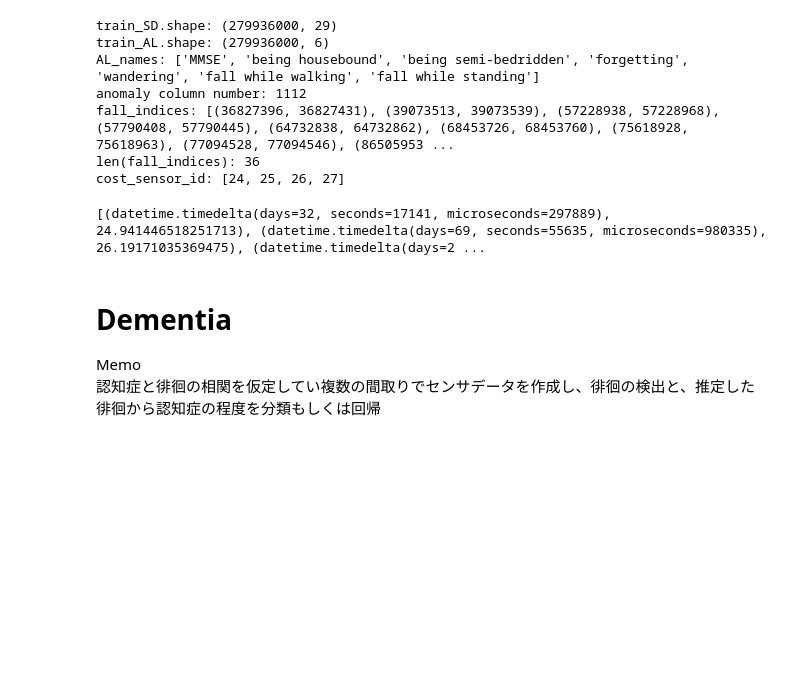
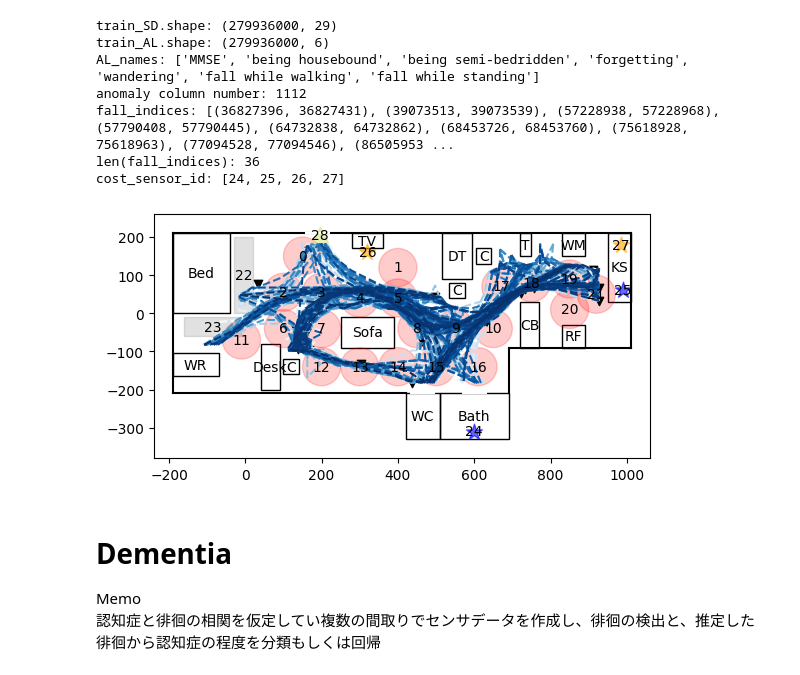
Before and after one commit to tanakai0/SensorDataSimulator, a Jupyter notebook: under_development.ipynb, the cells around one changed output. Cells and saved outputs as stored; diff of their text form; code cells hidden in the pictures; blank space fills up the shorter version.

```diff
--- a/under_development.ipynb
+++ b/under_development.ipynb
@@ -1999,13 +1999,16 @@ for i, _id in enumerate(valid_sensor_ids):
     plot_nonresponse_time(ax, day1_NRT[i], window_duration)
     plt.savefig(path/"experiment"/f"s{_id}_{_type}.png")
     plt.close()
-# %%
-AL = utils.pickle_load(path, "AL")
-print(AL['fall while walking'])
-# utils.save_layout(layout_path, layout_path, sensors=sensors,WT=[],
-#     show=True, color_map_name="Blues", filename="test_sensor_arangement",dpi=400,mark_point=[])
-# %% [output]
-[(datetime.timedelta(days=32, seconds=17141, microseconds=297889), 24.941446518251713), (datetime.timedelta(days=69, seconds=55635, microseconds=980335), 26.19171035369475), (datetime.timedelta(days=2 ...
+# %%
+# WT = utils.pickle_load(path, "WT")
+# fall_points = []
+# for i, wt in enumerate(WT):
+#     if wt.fall_w:
+#         fall_points.append(wt.centers[wt.fall_w_index])
+utils.save_layout(path, layout_data_path / "test_layout", sensors=sensor_model.test_sensors,WT=WT[:500],
+    show=True, color_map_name="Blues", filename="fall_points",dpi=400,mark_point=fall_points)
+# %% [output]
+[figure, added]
 # %% [markdown]
 # Dementia
 
```
